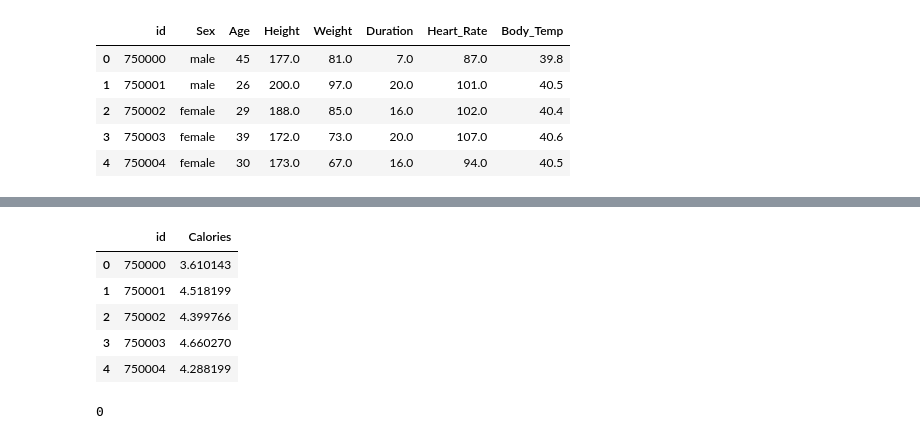
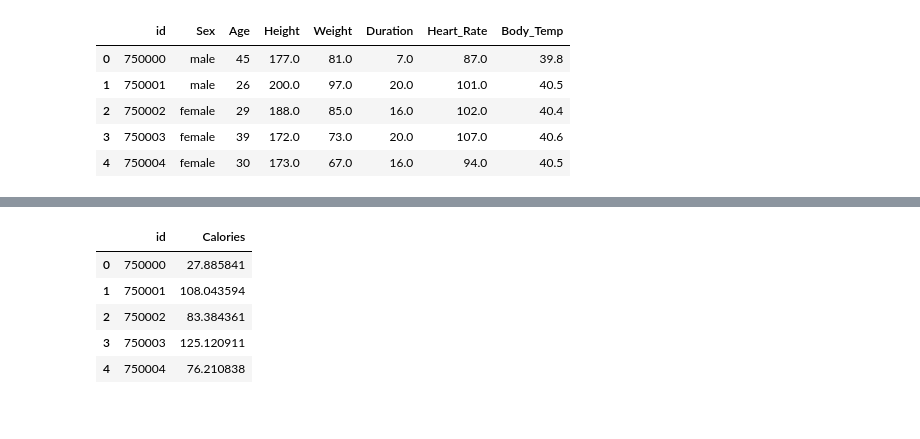
Before and after one commit to Aum-Patel1234/Machine-Learning, a Jupyter notebook: Predict Calorie Expenditure/Predict_Calorie_Expenditure.ipynb, the cells around one changed output, grey strips where cells are left out. Drawn from its saved outputs; the diff is of its cells as text; code cells hidden in the pictures.

```diff
--- a/Predict Calorie Expenditure/Predict_Calorie_Expenditure.ipynb
+++ b/Predict Calorie Expenditure/Predict_Calorie_Expenditure.ipynb
@@ -88,0 +259,28 @@ sns.heatmap(df.corr(), annot=True)
+# %%
+from sklearn.ensemble import GradientBoostingRegressor, AdaBoostRegressor
+from xgboost import XGBRegressor
+from lightgbm import LGBMRegressor
+from catboost import CatBoostRegressor
+from sklearn.metrics import mean_squared_log_error
+import numpy as np
+
+# Ensure you have already transformed your data
+# X_train_trf = preprocessor.fit_transform(X_train)
+# X_test_trf = preprocessor.transform(X_test)
+
+# Define models
+models = {
+    "XGBoost": XGBRegressor(n_estimators=100, random_state=42, verbosity=0),
+    "LightGBM": LGBMRegressor(n_estimators=100, random_state=42),
+    "CatBoost": CatBoostRegressor(n_estimators=100, random_state=42, verbose=0),
+    "GradientBoosting": GradientBoostingRegressor(n_estimators=100, random_state=42),
+    "AdaBoost": AdaBoostRegressor(n_estimators=100, random_state=42)
+}
+
+# Train and evaluate
+for name, model in models.items():
+    model.fit(X_train_trf, y_train)
+    y_pred = model.predict(X_test_trf)
+    y_pred = np.clip(y_pred, 1, 314)  # Clipping to avoid negative values
+    msle = mean_squared_log_error(y_test, y_pred)
+    print(f"{name} MSLE: {msle:.5f}")
@@ -435,6 +323,6 @@ np.float64(0.07465719456948945)
 # %%
-test_data = pd.read_csv('./test.csv')
-test_data.head()
+test_df = pd.read_csv('./test.csv')
+test_df.head()
 # %% [output]
 |  | id | Sex | Age | Height | Weight | Duration | Heart_Rate | Body_Temp |
 | 0 | 750000 | male | 45 | 177.0 | 81.0 | 7.0 | 87.0 | 39.8 |
@@ -476,18 +333,20 @@ submision = fine_tune_model.predict(test_data)
-# %%
-sub_df = pd.DataFrame({'id':id, 'Calories':submision})
-sub_df.head()
-# %% [output]
-|  | id | Calories |
-| 0 | 750000 | 3.610143 |
-| 1 | 750001 | 4.518199 |
-| 2 | 750002 | 4.399766 |
-| 3 | 750003 | 4.660270 |
-| 4 | 750004 | 4.288199 |
-# %%
-# prompt: [sub_df['Calories'] < 0].count()
-# i want count
-
-print(sum(sub_df['Calories'] < 0))
-# %% [output]
-0
+# %%
+X_submission = preprocessor.transform(test_df)
+
+submission_preds = models['XGBoost'].predict(X_submission)
+
+submission_preds = np.clip(submission_preds, 1, 314)
+
+submission_df = pd.DataFrame({
+    'id': test_df.id,
+    'Calories': submission_preds
+})
+submission_df.head()
+# %% [output]
+|  | id | Calories |
+| 0 | 750000 | 27.885841 |
+| 1 | 750001 | 108.043594 |
+| 2 | 750002 | 83.384361 |
+| 3 | 750003 | 125.120911 |
+| 4 | 750004 | 76.210838 |
 # %%
```
Also changed, not shown: parts of 69 cells of this notebook.
